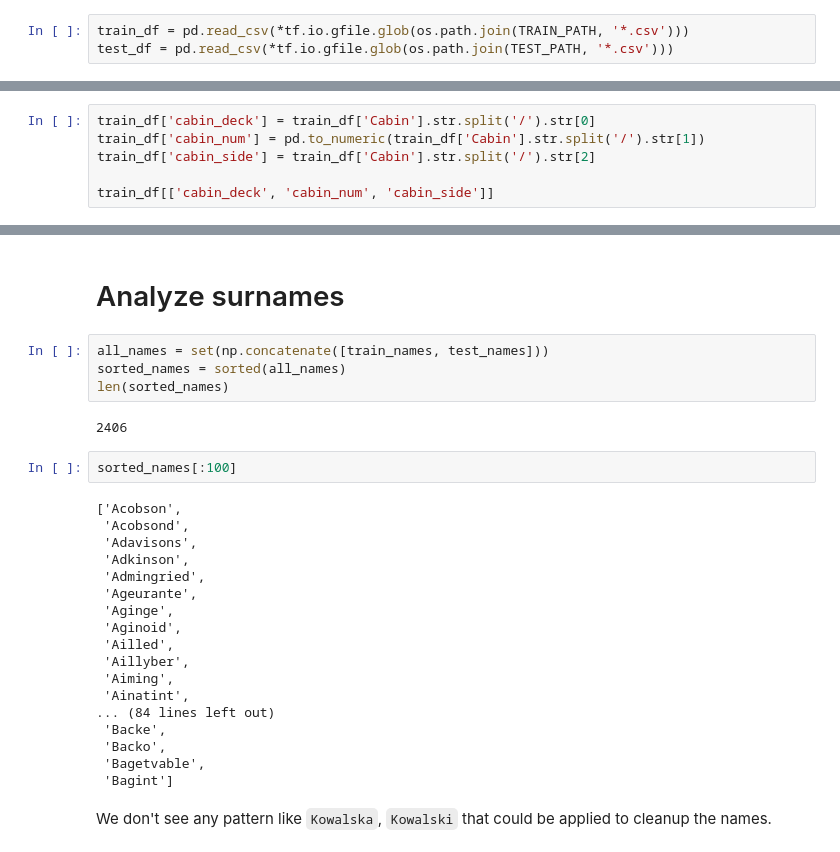
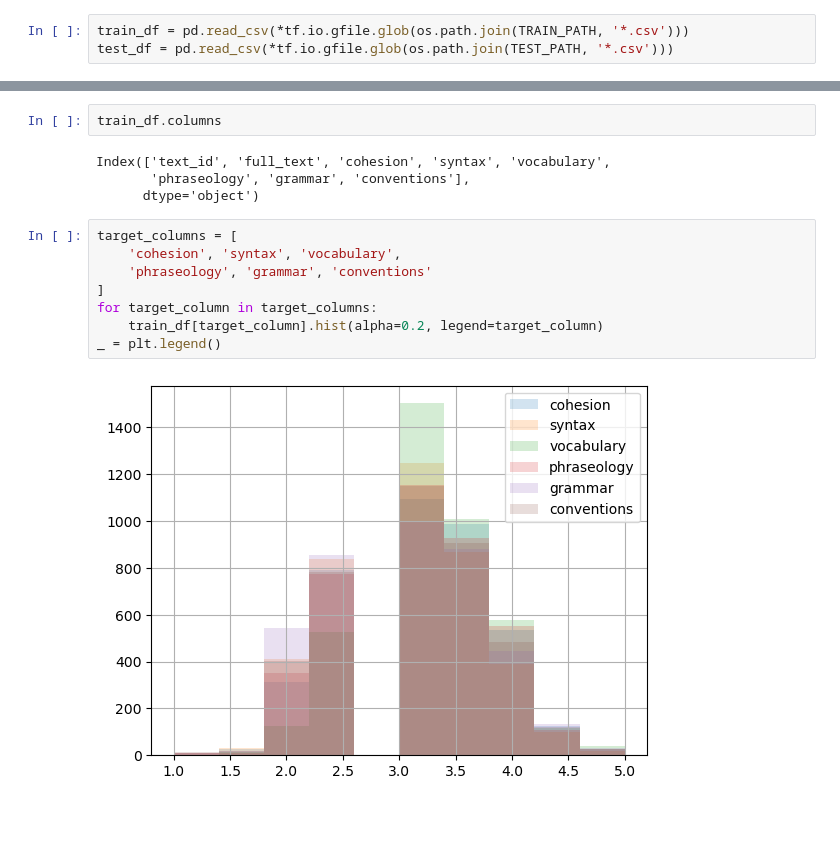
Before and after one commit to kurazu/kaggle-feedback-ell, a Jupyter notebook: nbs/EDA.ipynb, the cells around one changed output, grey strips where cells are left out. Cells and saved outputs as stored; diff of their text form; blank space fills up the shorter version.

```diff
--- a/nbs/EDA.ipynb
+++ b/nbs/EDA.ipynb
@@ -66,6 +61,0 @@ Check if there is any discernable pattern to which cabins survived.
-# %%
-train_df['cabin_deck'] = train_df['Cabin'].str.split('/').str[0]
-train_df['cabin_num'] = pd.to_numeric(train_df['Cabin'].str.split('/').str[1])
-train_df['cabin_side'] = train_df['Cabin'].str.split('/').str[2]
-
-train_df[['cabin_deck', 'cabin_num', 'cabin_side']]
@@ -138,30 +62,16 @@ _ = fig.colorbar(im, ax=axes.ravel().tolist())
-# %% [markdown]
-# Analyze surnames
-# %%
-all_names = set(np.concatenate([train_names, test_names]))
-sorted_names = sorted(all_names)
-len(sorted_names)
-# %% [output]
-2406
-# %%
-sorted_names[:100]
-# %% [output]
-['Acobson',
- 'Acobsond',
- 'Adavisons',
- 'Adkinson',
- 'Admingried',
- 'Ageurante',
- 'Aginge',
- 'Aginoid',
- 'Ailled',
- 'Aillyber',
- 'Aiming',
- 'Ainatint',
-... (84 lines left out)
- 'Backe',
- 'Backo',
- 'Bagetvable',
- 'Bagint']
-# %% [markdown]
-We don't see any pattern like `Kowalska`, `Kowalski` that could be applied to cleanup the names.
+# %%
+train_df.columns
+# %% [output]
+Index(['text_id', 'full_text', 'cohesion', 'syntax', 'vocabulary',
+       'phraseology', 'grammar', 'conventions'],
+      dtype='object')
+# %%
+target_columns = [
+    'cohesion', 'syntax', 'vocabulary',
+    'phraseology', 'grammar', 'conventions'
+]
+for target_column in target_columns:
+    train_df[target_column].hist(alpha=0.2, legend=target_column)
+_ = plt.legend()
+# %% [output]
+[figure, added]
```
Also changed, not shown: parts of 30 cells of this notebook.
